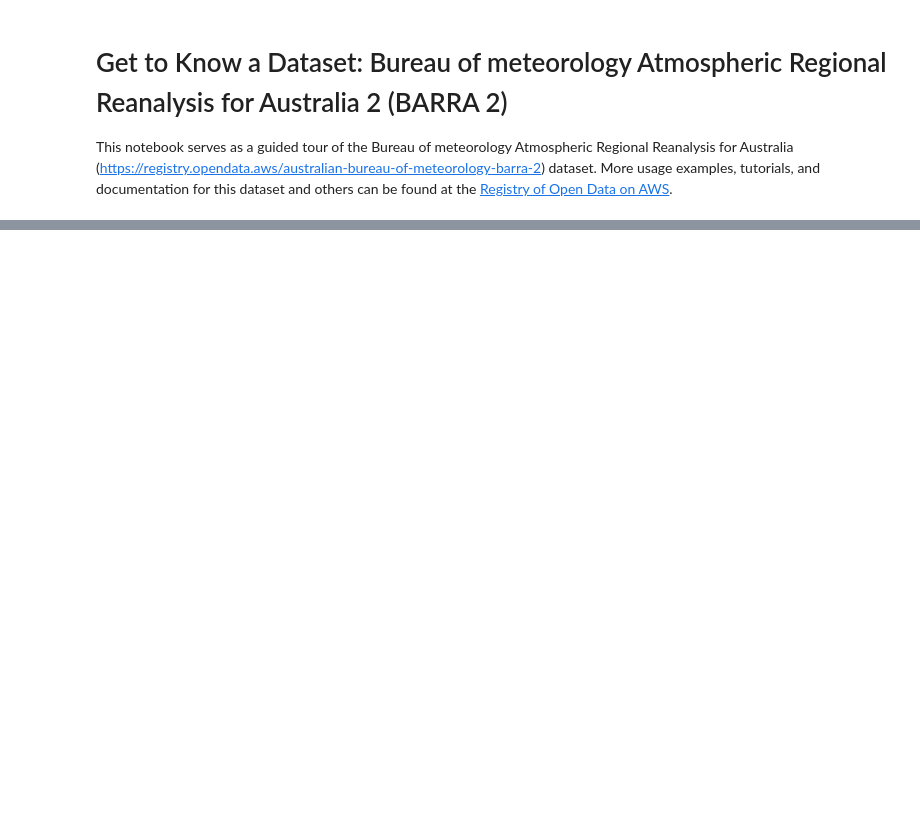
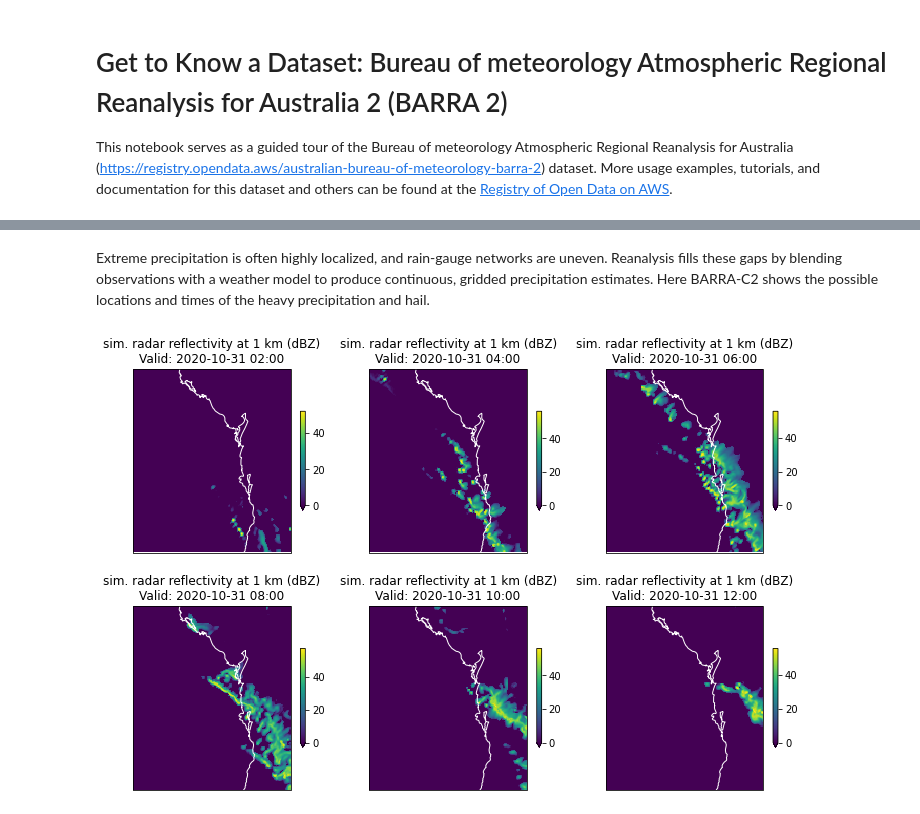
Before and after one commit to xcastagn/open-data-examples, a Jupyter notebook: get-to-know-a-dataset-barra_2.ipynb, the cells around one changed output, grey strips where cells are left out. Saved outputs shown, nothing was run; the diff lists cells and outputs as text; code cells hidden in the pictures; blank space fills up the shorter version.

```diff
--- a/get-to-know-a-dataset-barra_2.ipynb
+++ b/get-to-know-a-dataset-barra_2.ipynb
@@ -84,0 +382,33 @@ The following repository contains Jupyter notebooks, and information to support
+# %% [markdown]
+Extreme precipitation is often highly localized, and rain‑gauge networks are uneven.
+Reanalysis fills these gaps by blending observations with a weather model to produce continuous,
+gridded precipitation estimates.
+Here BARRA-C2 shows the possible locations and times of the heavy precipitation and hail.
+# %%
+# Plot simulated radar reflectivity at different times
+valid_times = ['2020-10-31 02:00', '2020-10-31 04:00', '2020-10-31 06:00', '2020-10-31 08:00', '2020-10-31 10:00', '2020-10-31 12:00']
+model_id = 'BARRA-C2'
+variable = 'radrefl1km'
+label = 'sim. radar reflectivity at 1 km (dBZ)'
+
+fig, axes = plt.subplots(2, 3, figsize=(12, 8), subplot_kw={"projection": ccrs.PlateCarree()})
+
+for ax, valid_time in zip(axes.flat, valid_times):
+    # Subset the data
+    da = da_list[model_id][variable].sel(lat=latrange, lon=lonrange).sel(time=valid_time)
+    # Plot
+    da.plot(
+        ax=ax,
+        vmin=0,
+        cbar_kwargs={'shrink': 0.5, 'label':''}
+    )
+
+    # Add coastlines
+    ax.coastlines(color='w')
+    # Set the plot domain
+    ax.set_xlim(lonrange.start, lonrange.stop)
+    ax.set_ylim(latrange.start, latrange.stop)
+    # Add title to each subfigure
+    ax.set_title(f"{label}\nValid: {valid_time}")
+# %% [output]
+[figure, added]
```
Also changed, not shown: parts of 23 cells of this notebook.
